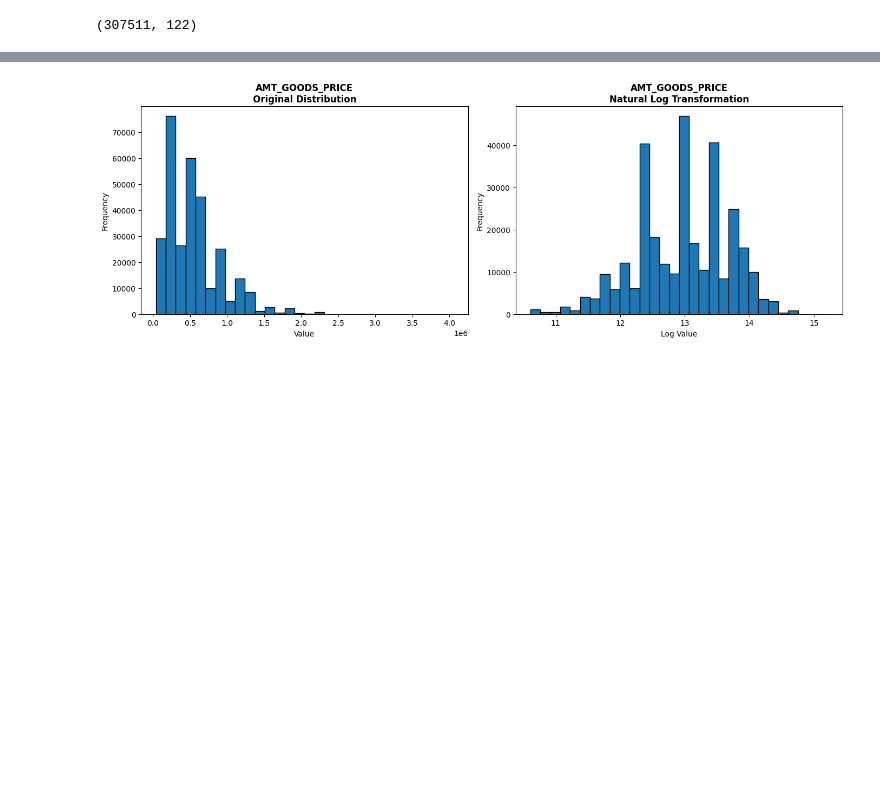
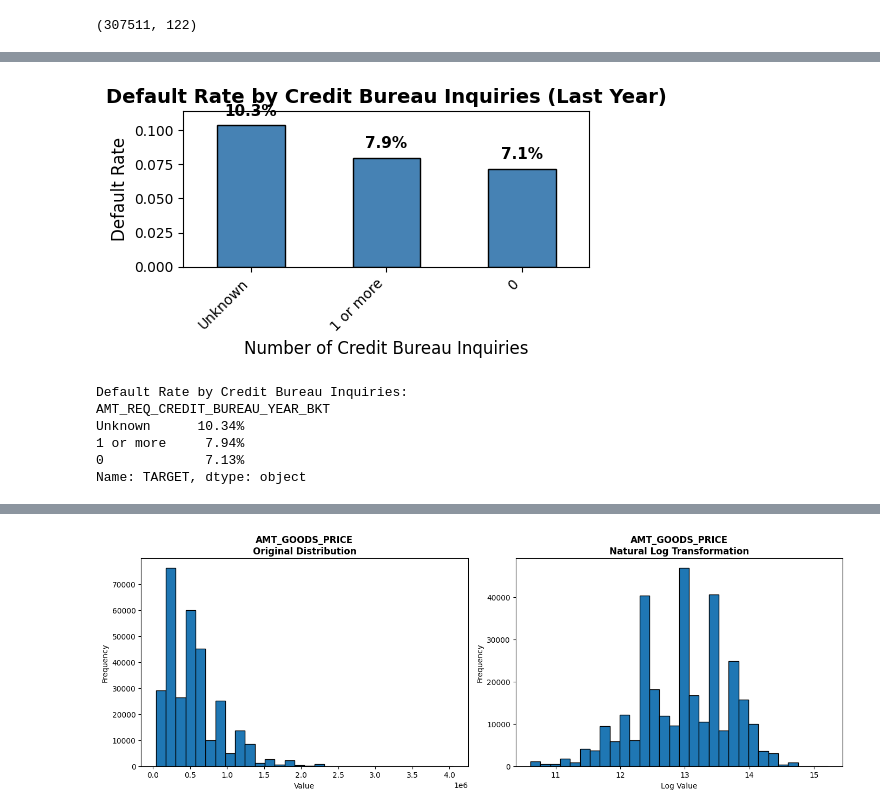
Before and after one commit to caseywhorton/homecredit, a Jupyter notebook: notebooks/preprocessing_model_fit.ipynb, the cells around one changed output, grey strips where cells are left out. Saved outputs shown, nothing was run; the diff lists cells and outputs as text; code cells hidden in the pictures; blank space fills up the shorter version.

```diff
--- a/notebooks/preprocessing_model_fit.ipynb
+++ b/notebooks/preprocessing_model_fit.ipynb
@@ -70,3 +175,53 @@ df.shape
+# %%
+import matplotlib.pyplot as plt
+
+# AMT_REQ_CREDIT_BUREAU_YEAR_BKT
+df['AMT_REQ_CREDIT_BUREAU_YEAR_BKT'] = pd.cut(
+    df['AMT_REQ_CREDIT_BUREAU_YEAR'],
+    bins=[0, 1, float('inf')],
+    labels=['0', '1 or more'],
+    right=False
+)
+
+df['AMT_REQ_CREDIT_BUREAU_YEAR_BKT'] = df['AMT_REQ_CREDIT_BUREAU_YEAR_BKT'].cat.add_categories('Unknown').fillna('Unknown')
+
+# Fix: Added missing dot before sort_values
+default_rates = df.groupby('AMT_REQ_CREDIT_BUREAU_YEAR_BKT')['TARGET'].mean().sort_values(ascending=False)
+
+# Create bar chart
+fig, ax = plt.subplots(figsize=(5, 3))
+default_rates.plot(kind='bar', ax=ax, color='steelblue', edgecolor='black')
+
+# Formatting
+ax.set_title('Default Rate by Credit Bureau Inquiries (Last Year)',
+             fontsize=14, fontweight='bold')
+ax.set_xlabel('Number of Credit Bureau Inquiries', fontsize=12)
+ax.set_ylabel('Default Rate', fontsize=12)
+ax.set_ylim(0, default_rates.max() * 1.1)  # Add 10% headroom
+ax.grid(False)
+
+# Rotate x-axis labels for readability
+plt.xticks(rotation=45, ha='right')
+
+# Add percentage labels on top of bars
+for i, v in enumerate(default_rates):
+    ax.text(i, v + 0.005, f'{v:.1%}', ha='center', va='bottom',
+            fontsize=11, fontweight='bold')
+
+plt.tight_layout()
+plt.show()
+
+# Print the results
+print("\nDefault Rate by Credit Bureau Inquiries:")
+print(default_rates.apply(lambda x: f'{x:.2%}'))
+# %% [output]
+[figure, added]
+Default Rate by Credit Bureau Inquiries:
+AMT_REQ_CREDIT_BUREAU_YEAR_BKT
+Unknown      10.34%
+1 or more     7.94%
+0             7.13%
+Name: TARGET, dtype: object
 # %%
 
 df['YEARS_EMPLOYED'] = abs(df['DAYS_EMPLOYED']) / 365
```
Also changed, not shown: parts of 3 cells of this notebook, 4 other files.
